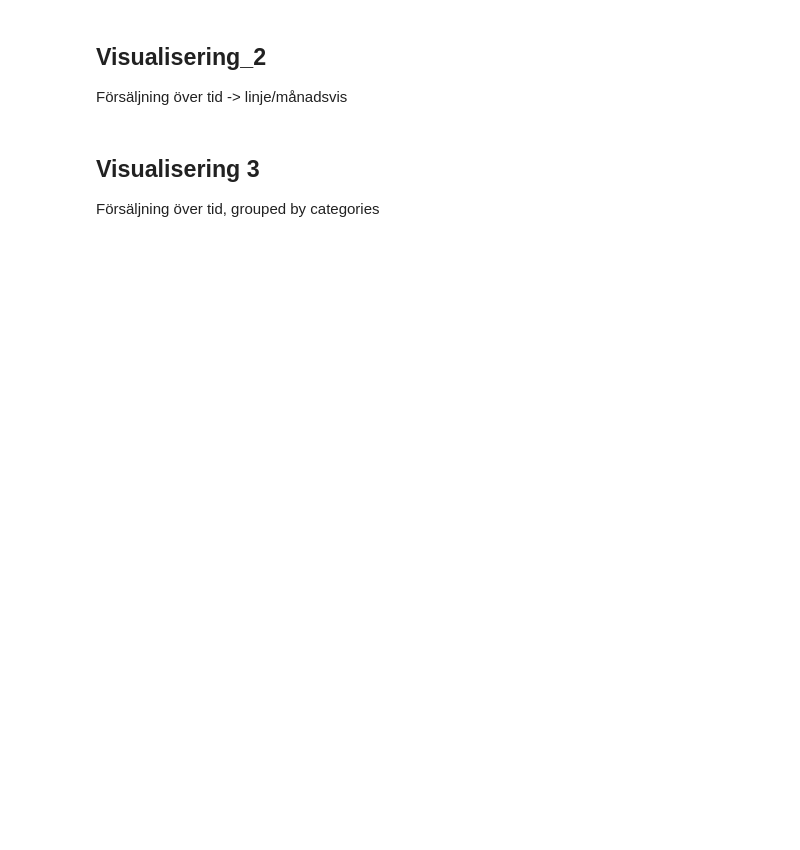
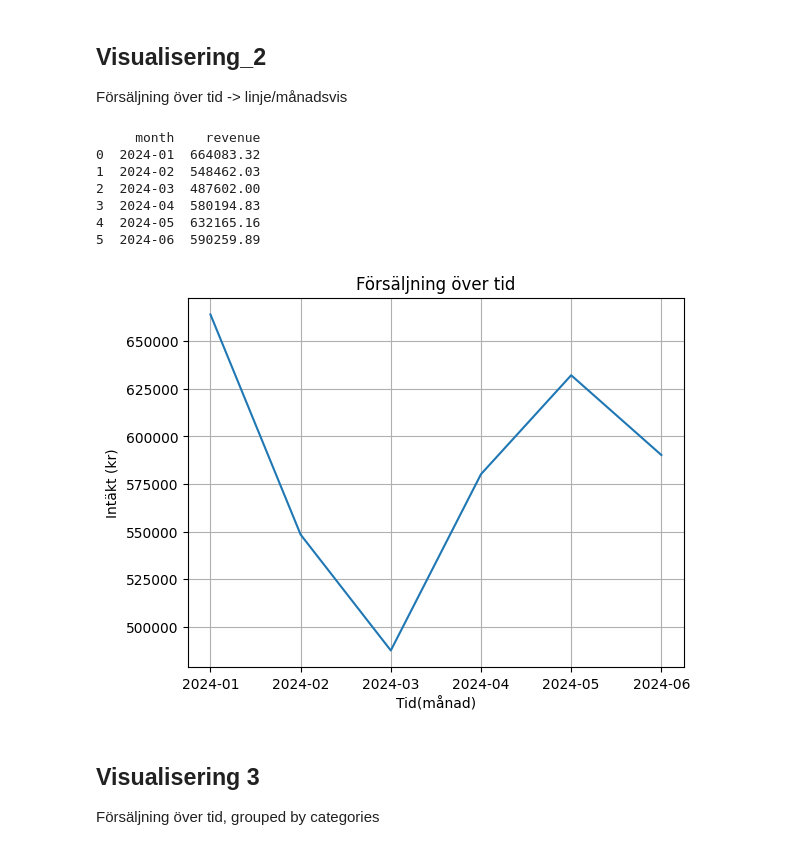
Before and after one commit to VeraStopp/Projektarbete, a Jupyter notebook: report.ipynb, the cells around one changed output. Cells and saved outputs as stored; diff of their text form; code cells hidden in the pictures; blank space fills up the shorter version.

```diff
--- a/report.ipynb
+++ b/report.ipynb
@@ -70,17 +73,23 @@ plot_revenue_by_category(revenue_by_category)                       #calling the
 ## Visualisering_2
 Försäljning över tid -> linje/månadsvis
 # %%
-from src.io_utils import load_data                              #imports load data. make sure Kernel restarted, this import must be done
-from src.metrics import calculate_revenue_by_month              #bring in the calculation function
 from src.viz import plot_revenue_by_month                       #bring in the plot function
 
-df = load_data("data/ecommerce_sales.csv")                      #load the data
-revenue_by_month = calculate_revenue_by_month(df)               #run the calculation function
+revenue_by_month = M.calculate_revenue_by_month(df)               #run the calculation function
 print(revenue_by_month)                                         #print the result
 
 revenue_by_month = revenue_by_month.reset_index(drop=True)      #reset the index for better plotting      ???????? what is worse plotting
 
 plot_revenue_by_month(revenue_by_month)                         #run the plot function
+# %% [output]
+     month    revenue
+0  2024-01  664083.32
+1  2024-02  548462.03
+2  2024-03  487602.00
+3  2024-04  580194.83
+4  2024-05  632165.16
+5  2024-06  590259.89
+[figure, added]
 # %% [markdown]
 ## Visualisering 3
 Försäljning över tid, grouped by categories
```
Also changed, not shown: parts of 2 cells of this notebook.
